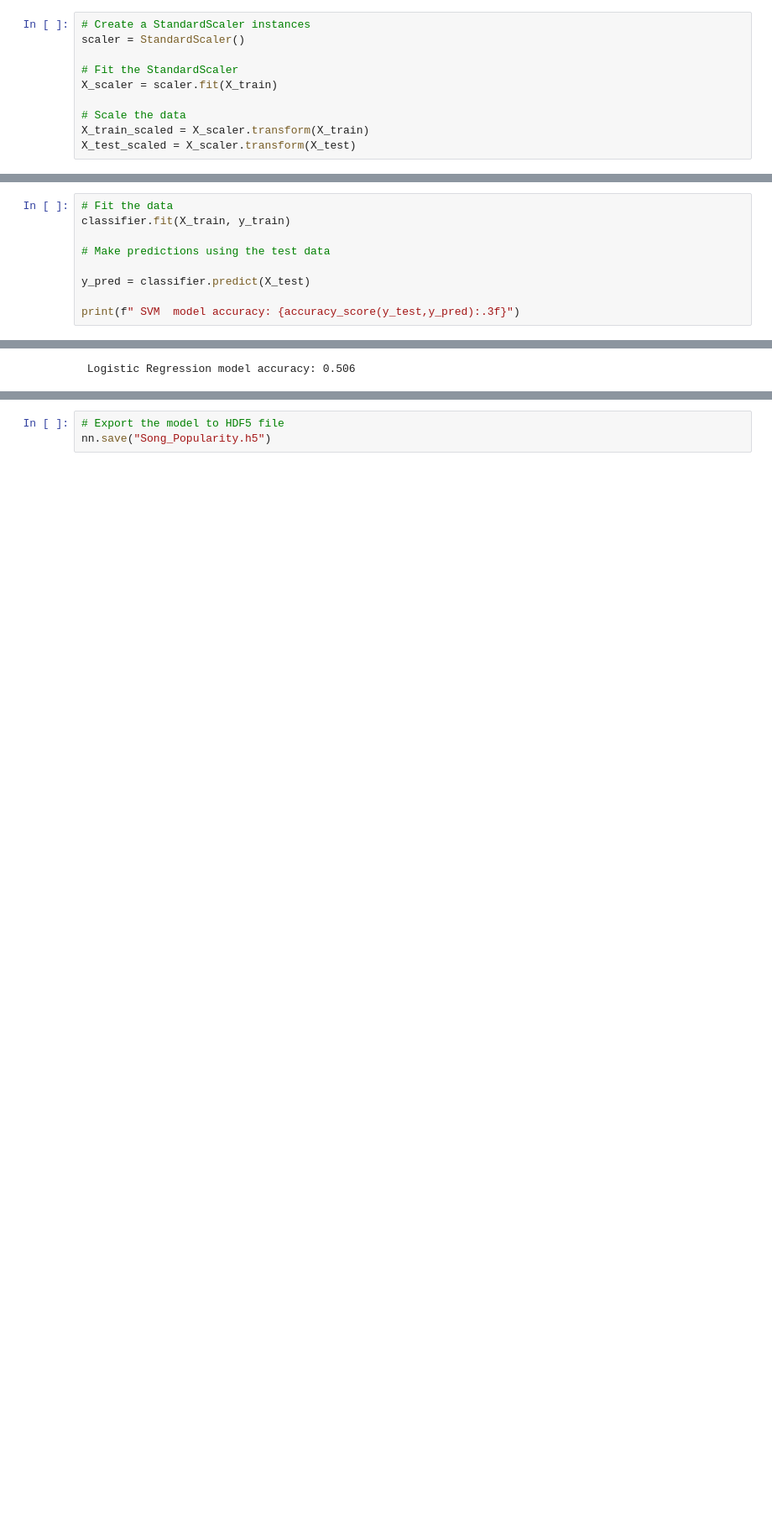
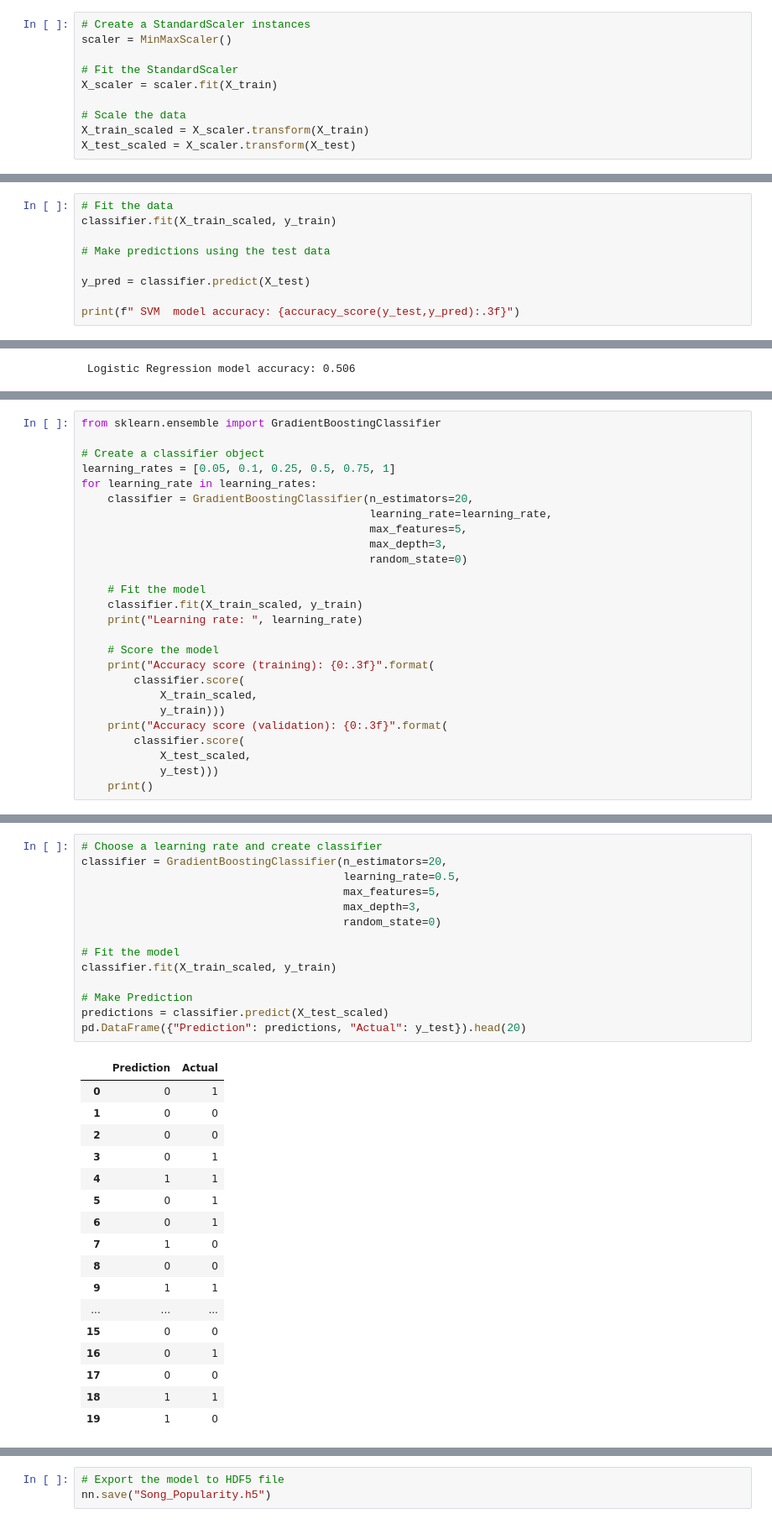
Before and after one commit to aktugchelekche/Project_Team_2, a Jupyter notebook: Machine_Learning_Models/Model_Selection.ipynb, the cells around one changed output, grey strips where cells are left out. Shown: that part at 84% size. Cells and saved outputs as stored; diff of their text form; blank space fills up the shorter version.

Commit message:
Final Model

```diff
--- a/Machine_Learning_Models/Model_Selection.ipynb
+++ b/Machine_Learning_Models/Model_Selection.ipynb
@@ -258,7 +90,7 @@ X_train, X_test, y_train, y_test = train_test_split(X, y, test_size =  0.2 ,rand
 We are using <code> StardardScaler</code> to standrize our dataset  then fit it to model
 # %%
 # Create a StandardScaler instances
-scaler = StandardScaler()
+scaler = MinMaxScaler()
 
 # Fit the StandardScaler
 X_scaler = scaler.fit(X_train)
@@ -391,7 +229,7 @@ classifier = LogisticRegression(solver='lbfgs',
                                 random_state=1)
 # %%
 # Fit the data
-classifier.fit(X_train, y_train)
+classifier.fit(X_train_scaled, y_train)
 
 # Make predictions using the test data
 
@@ -415,0 +256,26 @@ print(f" Logistic Regression model accuracy: {accuracy_score(y_test,y_pred):.3f}
+# %%
+from sklearn.ensemble import GradientBoostingClassifier
+
+# Create a classifier object
+learning_rates = [0.05, 0.1, 0.25, 0.5, 0.75, 1]
+for learning_rate in learning_rates:
+    classifier = GradientBoostingClassifier(n_estimators=20,
+                                            learning_rate=learning_rate,
+                                            max_features=5,
+                                            max_depth=3,
+                                            random_state=0)
+
+    # Fit the model
+    classifier.fit(X_train_scaled, y_train)
+    print("Learning rate: ", learning_rate)
+
+    # Score the model
+    print("Accuracy score (training): {0:.3f}".format(
+        classifier.score(
+            X_train_scaled,
+            y_train)))
+    print("Accuracy score (validation): {0:.3f}".format(
+        classifier.score(
+            X_test_scaled,
+            y_test)))
+    print()
@@ -415,0 +300,32 @@ print(f" Logistic Regression model accuracy: {accuracy_score(y_test,y_pred):.3f}
+# %%
+# Choose a learning rate and create classifier
+classifier = GradientBoostingClassifier(n_estimators=20,
+                                        learning_rate=0.5,
+                                        max_features=5,
+                                        max_depth=3,
+                                        random_state=0)
+
+# Fit the model
+classifier.fit(X_train_scaled, y_train)
+
+# Make Prediction
+predictions = classifier.predict(X_test_scaled)
+pd.DataFrame({"Prediction": predictions, "Actual": y_test}).head(20)
+# %% [output]
+|  | Prediction | Actual |
+| 0 | 0 | 1 |
+| 1 | 0 | 0 |
+| 2 | 0 | 0 |
+| 3 | 0 | 1 |
+| 4 | 1 | 1 |
+| 5 | 0 | 1 |
+| 6 | 0 | 1 |
+| 7 | 1 | 0 |
+| 8 | 0 | 0 |
+| 9 | 1 | 1 |
+| ... | ... | ... |
+| 15 | 0 | 0 |
+| 16 | 0 | 1 |
+| 17 | 0 | 0 |
+| 18 | 1 | 1 |
+| 19 | 1 | 0 |
```
Also changed, not shown: parts of 32 cells of this notebook.
